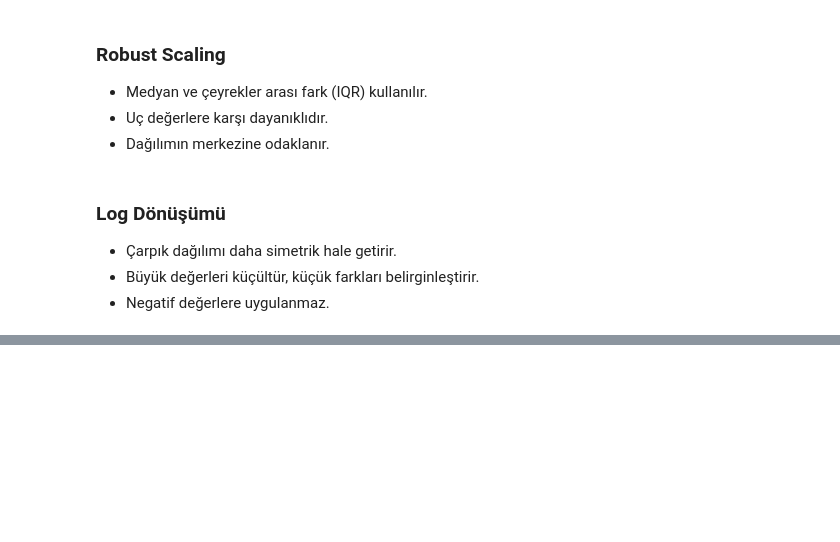
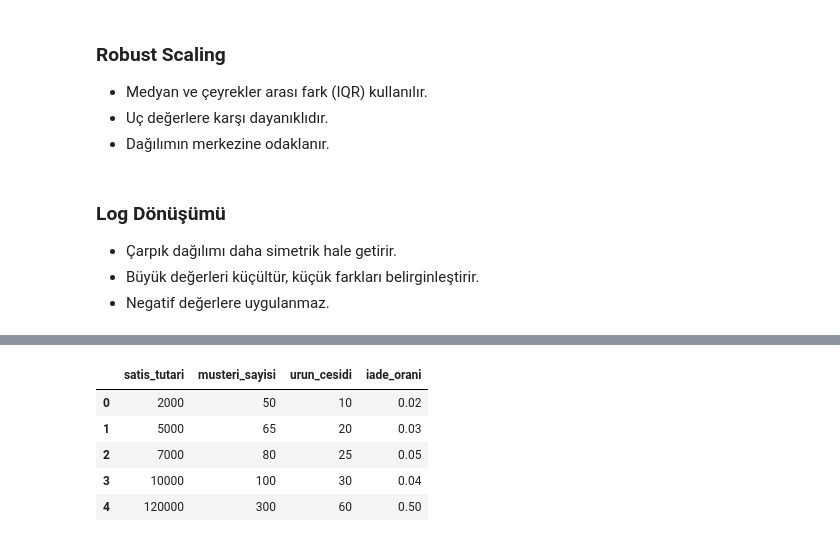
Before and after one commit to ArsenLupen53/GYZU-BTK-codespace, a Jupyter notebook: normalizasyon/normalizasyon.ipynb, the cells around one changed output, grey strips where cells are left out. Saved outputs shown, nothing was run; the diff lists cells and outputs as text; code cells hidden in the pictures; blank space fills up the shorter version.

```diff
--- a/normalizasyon/normalizasyon.ipynb
+++ b/normalizasyon/normalizasyon.ipynb
@@ -40,0 +155,18 @@
+# %%
+# örnek veri seti oluştur
+# farklı mağazalara ait satış ve müşteri bilgileri
+data = {
+    "satis_tutari": [2000,5000,7000,10000,120000],
+    "musteri_sayisi": [50,65,80,100,300],
+    "urun_cesidi": [10,20,25,30,60],
+    "iade_orani": [0.02,0.03,0.05,0.04,0.5]
+}
+df = pd.DataFrame(data)
+df
+# %% [output]
+|  | satis_tutari | musteri_sayisi | urun_cesidi | iade_orani |
+| 0 | 2000 | 50 | 10 | 0.02 |
+| 1 | 5000 | 65 | 20 | 0.03 |
+| 2 | 7000 | 80 | 25 | 0.05 |
+| 3 | 10000 | 100 | 30 | 0.04 |
+| 4 | 120000 | 300 | 60 | 0.50 |
```
Also changed, not shown: parts of 17 cells of this notebook.
